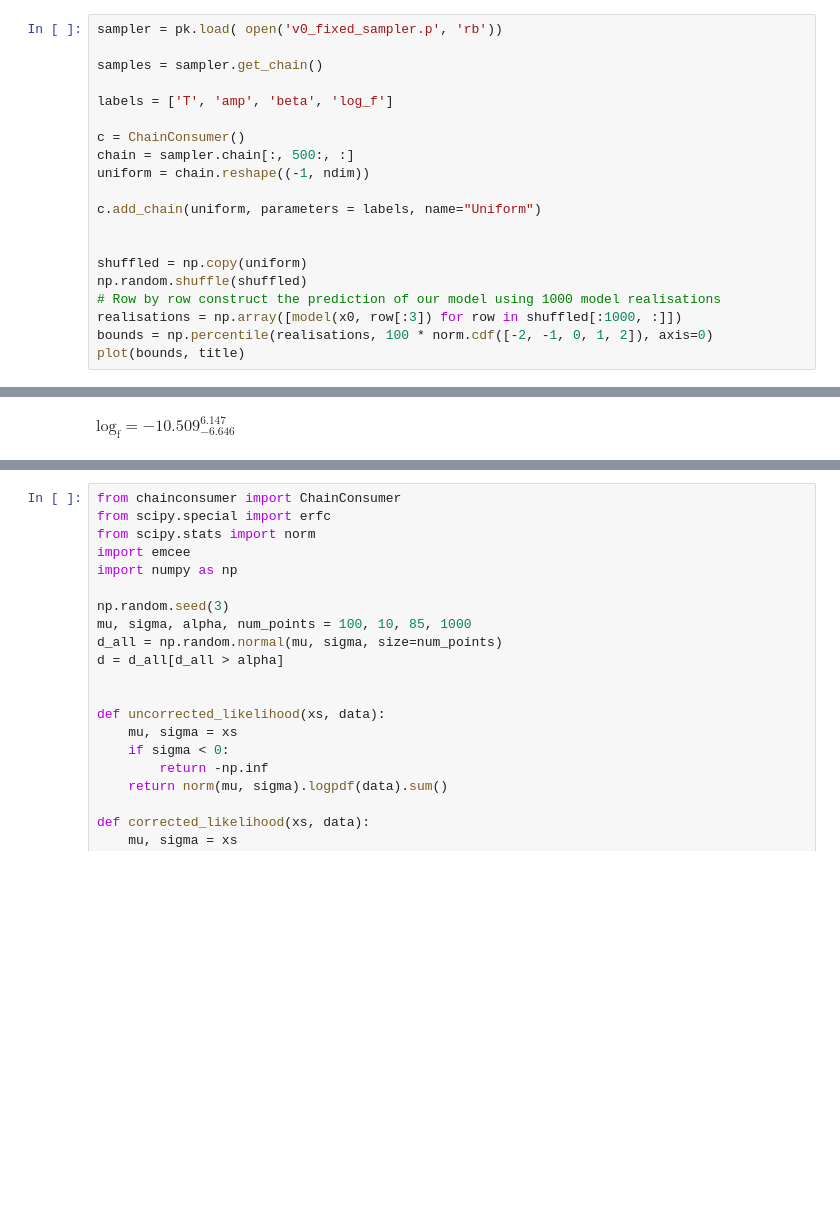
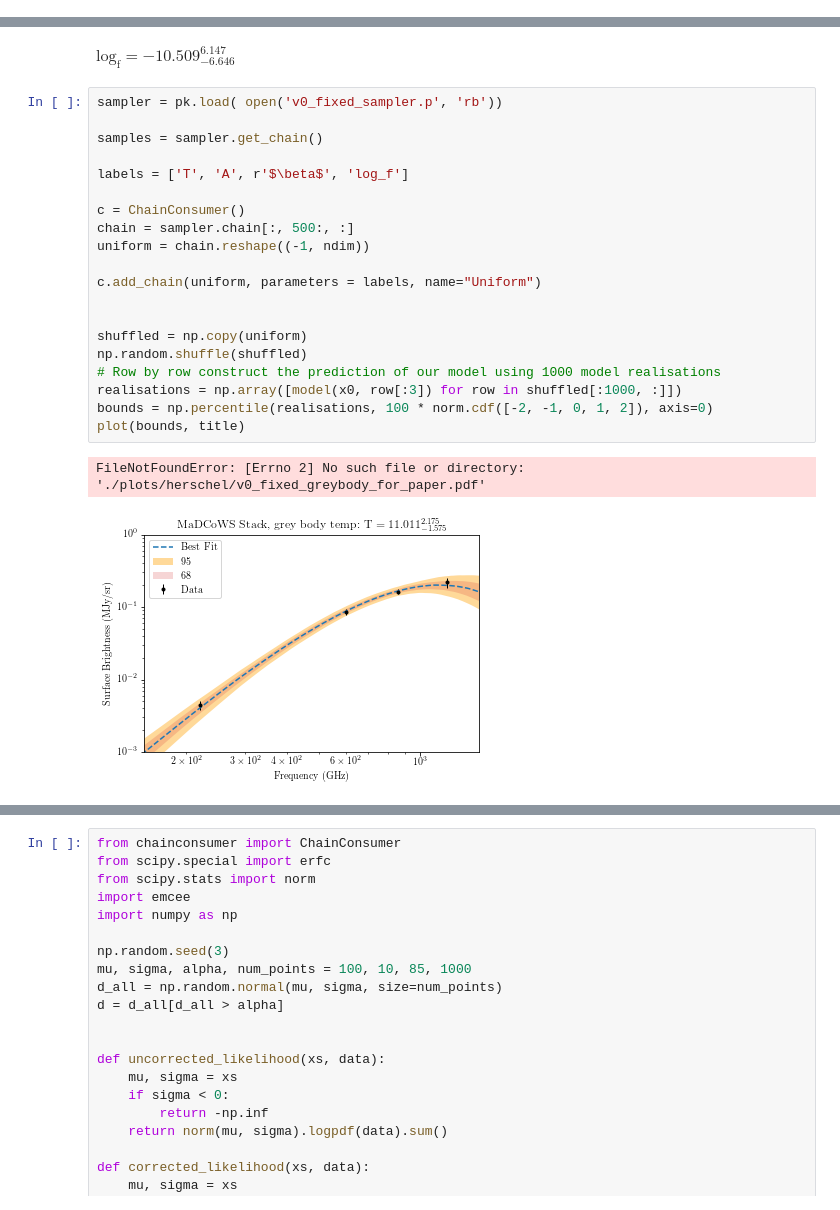
Before and after one commit to Sulla2012/madcowsclusters, a Jupyter notebook: MCMC_plotter.ipynb, the cells around one changed output, grey strips where cells are left out. Drawn from its saved outputs; the diff is of its cells as text; blank space fills up the shorter version.

```diff
--- a/MCMC_plotter.ipynb
+++ b/MCMC_plotter.ipynb
@@ -63,23 +65,3 @@ y = [0.0044044, 0.21843581, 0.16337599, 0.08575974]*u.MJy/u.sr
 yerr = np.array([0.0006369, 0.0349, 0.0144, 0.00776])*u.MJy/u.sr
 
 ndim = 4
-# %%
-sampler = pk.load( open('v0_fixed_sampler.p', 'rb'))
-
-samples = sampler.get_chain()
-
-labels = ['T', 'amp', 'beta', 'log_f']
-
-c = ChainConsumer()
-chain = sampler.chain[:, 500:, :]
-uniform = chain.reshape((-1, ndim))
-
-c.add_chain(uniform, parameters = labels, name="Uniform")
-
-
-shuffled = np.copy(uniform)
-np.random.shuffle(shuffled)
-# Row by row construct the prediction of our model using 1000 model realisations
-realisations = np.array([model(x0, row[:3]) for row in shuffled[:1000, :]])
-bounds = np.percentile(realisations, 100 * norm.cdf([-2, -1, 0, 1, 2]), axis=0)
-plot(bounds, title)
@@ -104,6 +84,29 @@ $\displaystyle \mathrm{T} = 11.011_{-1.575}^{2.175}$
 $\displaystyle \mathrm{amp} = 0.000_{-0.000}^{0.000}$
 $\displaystyle \mathrm{beta} = 2.139_{-0.323}^{0.350}$
 $\displaystyle \mathrm{log_f} = -10.509_{-6.646}^{6.147}$
+# %%
+sampler = pk.load( open('v0_fixed_sampler.p', 'rb'))
+
+samples = sampler.get_chain()
+
+labels = ['T', 'A', r'$\beta$', 'log_f']
+
+c = ChainConsumer()
+chain = sampler.chain[:, 500:, :]
+uniform = chain.reshape((-1, ndim))
+
+c.add_chain(uniform, parameters = labels, name="Uniform")
+
+
+shuffled = np.copy(uniform)
+np.random.shuffle(shuffled)
+# Row by row construct the prediction of our model using 1000 model realisations
+realisations = np.array([model(x0, row[:3]) for row in shuffled[:1000, :]])
+bounds = np.percentile(realisations, 100 * norm.cdf([-2, -1, 0, 1, 2]), axis=0)
+plot(bounds, title)
+# %% [output]
+FileNotFoundError: [Errno 2] No such file or directory: './plots/herschel/v0_fixed_greybody_for_paper.pdf'
+[figure, added]
 # %%
 c2 = ChainConsumer()
 
```
Also changed, not shown: parts of 3 cells of this notebook.
